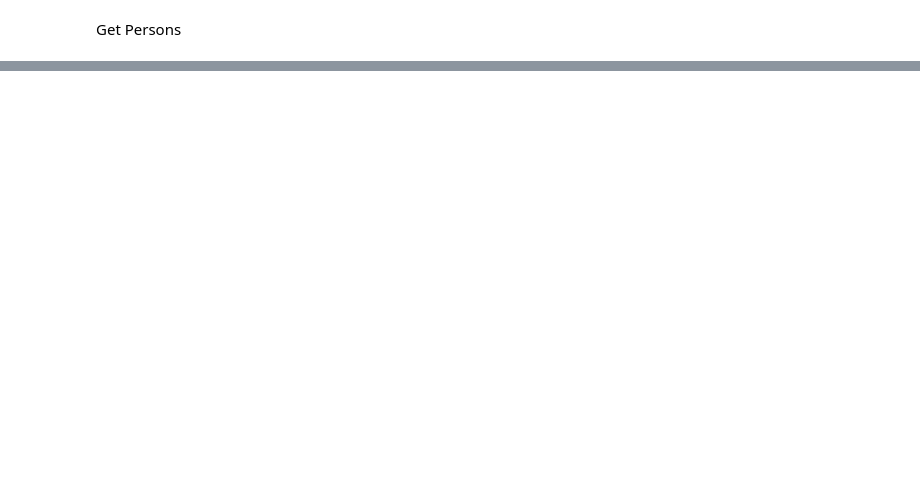
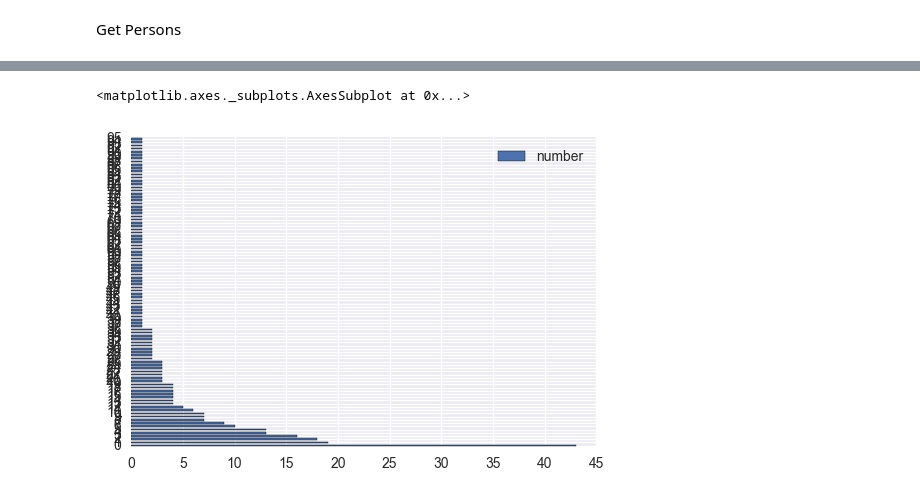
Before and after one commit to tobysoby/hhackathon, a Jupyter notebook: notebooks/first Analyses.ipynb, the cells around one changed output, grey strips where cells are left out. Drawn from its saved outputs; the diff is of its cells as text; code cells hidden in the pictures; blank space fills up the shorter version.

Commit message:
added country recognition

```diff
--- a/notebooks/first Analyses.ipynb
+++ b/notebooks/first Analyses.ipynb
@@ -190,0 +240,17 @@ KeyError: 'XK'
+# %%
+def countries_from_nes(ne_list):
+    cities = []
+    countries = []
+    for ne in ne_list:
+        if ne['label'] in ['NORP', 'LOC', 'GPE']:
+            places = GeoText(ne['text'])
+            cities = cities + places.cities
+            countries = countries + places.country_mentions.keys()
+    return cities, countries
+# %%
+cities = []
+countries = []
+for ne in df.named_entities:
+    cities_plus, countries_plus = countries_from_nes(ne)
+    cities = cities + cities_plus
+    countries = countries + countries_plus
@@ -233,0 +401,4 @@ out
+# %%
+df_cities = pd.DataFrame(Counter(cities).most_common())
+df_cities.columns = ['city', 'number']
+df_cities.head()
@@ -233,0 +412,2 @@ out
+# %%
+df_cities.drop_duplicates(inplace=True)
@@ -233,0 +418,7 @@ out
+# %%
+%matplotlib inline
+
+df_cities.plot(kind='barh')
+# %% [output]
+<matplotlib.axes._subplots.AxesSubplot at 0x...>
+[figure, added]
```
Also changed, not shown: parts of 40 cells of this notebook.
